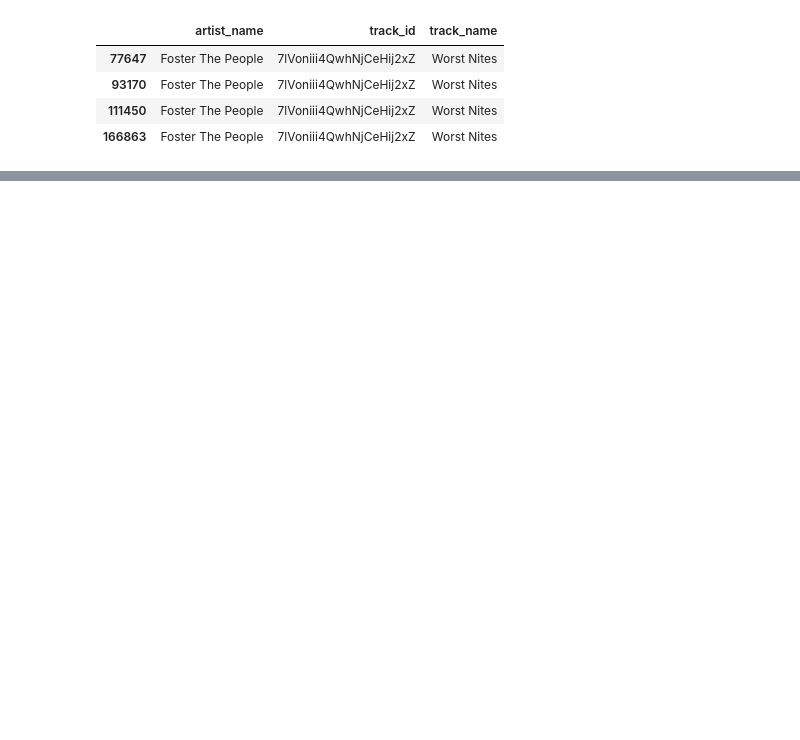
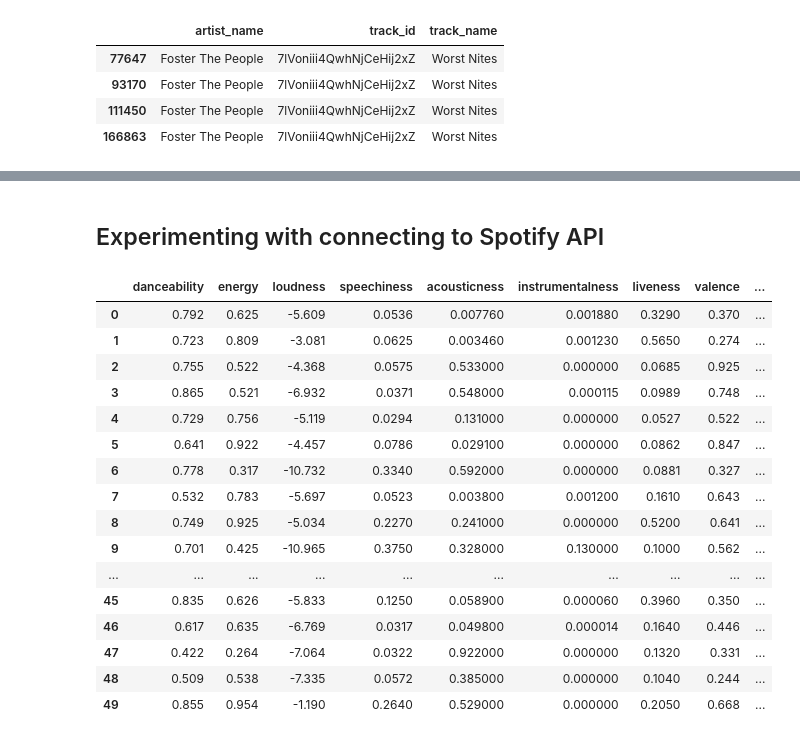
Before and after one commit to mtoce/MachineLearning, a Jupyter notebook: spotify.ipynb, the cells around one changed output, grey strips where cells are left out. Cells and saved outputs as stored; diff of their text form; code cells hidden in the pictures; blank space fills up the shorter version.

```diff
--- a/spotify.ipynb
+++ b/spotify.ipynb
@@ -243,0 +361,51 @@ print(diff_json)
+# %% [markdown]
+## Experimenting with connecting to Spotify API
+# %%
+import spotipy
+import pandas as pd
+from spotipy.oauth2 import SpotifyClientCredentials # To access authorised Spotify data
+import os
+from dotenv import load_dotenv
+
+load_dotenv()
+
+CLIENT_ID = os.getenv("MY_ID")
+CLIENT_SECRET = os.getenv("MY_SECRET")
+
+PLAYLIST_ID = '37i9dQZF1DWYJ5kmTbkZiz' # Spotify playlist id
+
+# API Login
+client_credentials_manager = SpotifyClientCredentials(client_id=CLIENT_ID, client_secret=CLIENT_SECRET)
+sp = spotipy.Spotify(client_credentials_manager=client_credentials_manager) #spotify object to access API
+
+# Getting tracks of the playlist
+tracks = sp.user_playlist_tracks(user = 'spotify', playlist_id = PLAYLIST_ID)
+tracks_uri_list = [x['track']['uri'] for x in tracks['items']]
+
+# Getting features of tracks
+features = []
+for i in tracks_uri_list:
+    features = features + sp.audio_features(i)
+
+# Creating feature dataframe
+cols_to_drop = ['id', 'analysis_url', 'key', 'time_signature', 'track_href', 'type', 'uri', 'mode', 'duration_ms']
+features_df = pd.DataFrame(features).drop(cols_to_drop, axis=1)
+features_df
+# %% [output]
+|  | danceability | energy | loudness | speechiness | acousticness | instrumentalness | liveness | valence | ... |
+| 0 | 0.792 | 0.625 | -5.609 | 0.0536 | 0.007760 | 0.001880 | 0.3290 | 0.370 | ... |
+| 1 | 0.723 | 0.809 | -3.081 | 0.0625 | 0.003460 | 0.001230 | 0.5650 | 0.274 | ... |
+| 2 | 0.755 | 0.522 | -4.368 | 0.0575 | 0.533000 | 0.000000 | 0.0685 | 0.925 | ... |
+| 3 | 0.865 | 0.521 | -6.932 | 0.0371 | 0.548000 | 0.000115 | 0.0989 | 0.748 | ... |
+| 4 | 0.729 | 0.756 | -5.119 | 0.0294 | 0.131000 | 0.000000 | 0.0527 | 0.522 | ... |
+| 5 | 0.641 | 0.922 | -4.457 | 0.0786 | 0.029100 | 0.000000 | 0.0862 | 0.847 | ... |
+| 6 | 0.778 | 0.317 | -10.732 | 0.3340 | 0.592000 | 0.000000 | 0.0881 | 0.327 | ... |
+| 7 | 0.532 | 0.783 | -5.697 | 0.0523 | 0.003800 | 0.001200 | 0.1610 | 0.643 | ... |
+| 8 | 0.749 | 0.925 | -5.034 | 0.2270 | 0.241000 | 0.000000 | 0.5200 | 0.641 | ... |
+| 9 | 0.701 | 0.425 | -10.965 | 0.3750 | 0.328000 | 0.130000 | 0.1000 | 0.562 | ... |
+| ... | ... | ... | ... | ... | ... | ... | ... | ... | ... |
+| 45 | 0.835 | 0.626 | -5.833 | 0.1250 | 0.058900 | 0.000060 | 0.3960 | 0.350 | ... |
+| 46 | 0.617 | 0.635 | -6.769 | 0.0317 | 0.049800 | 0.000014 | 0.1640 | 0.446 | ... |
+| 47 | 0.422 | 0.264 | -7.064 | 0.0322 | 0.922000 | 0.000000 | 0.1320 | 0.331 | ... |
+| 48 | 0.509 | 0.538 | -7.335 | 0.0572 | 0.385000 | 0.000000 | 0.1040 | 0.244 | ... |
+| 49 | 0.855 | 0.954 | -1.190 | 0.2640 | 0.529000 | 0.000000 | 0.2050 | 0.668 | ... |
```
Also changed, not shown: parts of 12 cells of this notebook, 4 other files.
